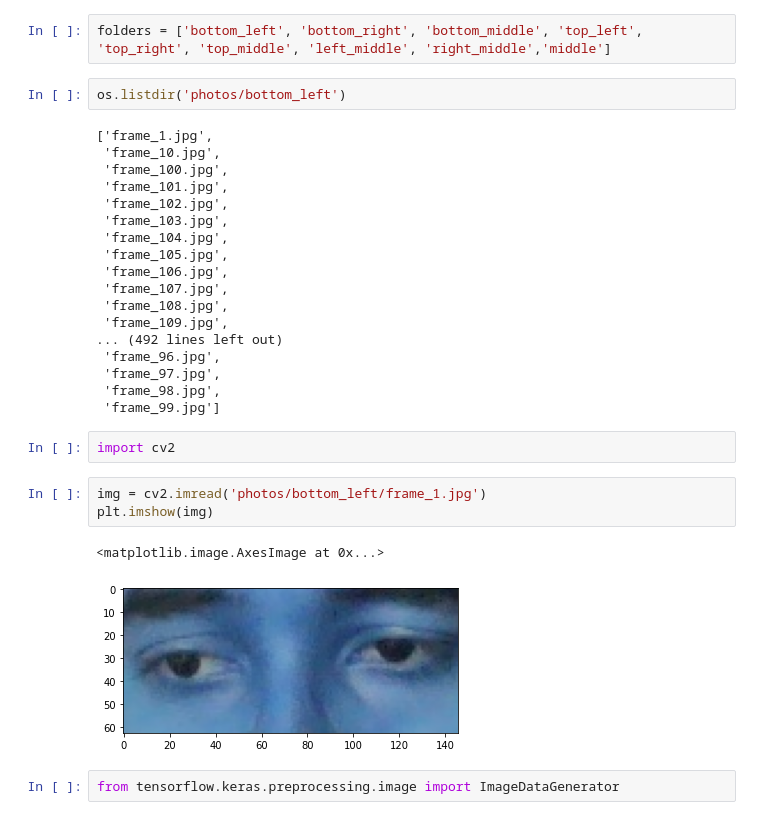
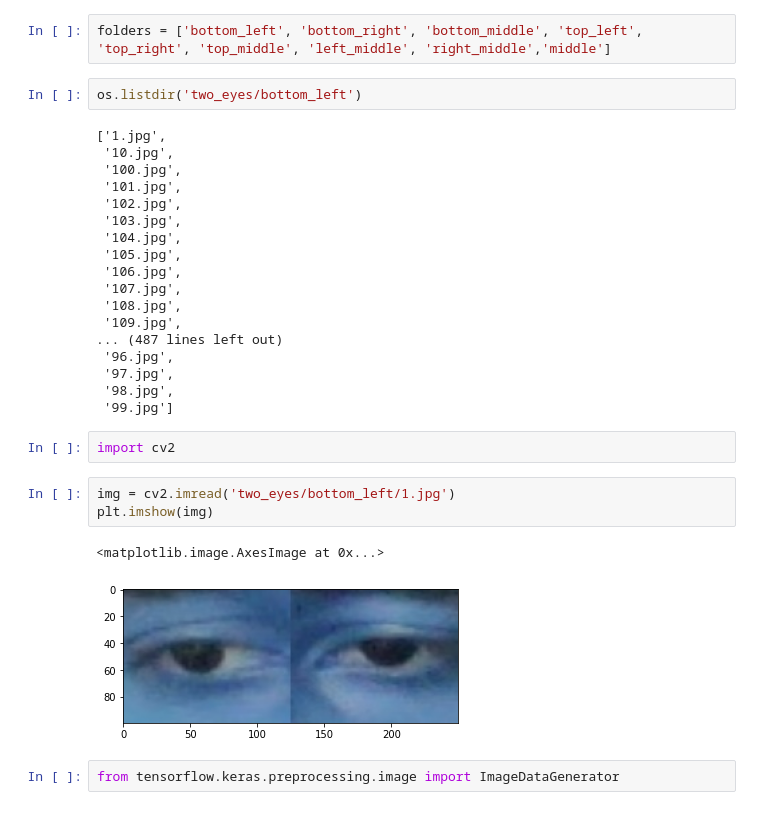
Before and after one commit to Twtamaris/machine_learning, a Jupyter notebook: Hand_detection_with_game/eye_.ipynb, the cells around one changed output. Saved outputs shown, nothing was run; the diff lists cells and outputs as text.

```diff
--- a/Hand_detection_with_game/eye_.ipynb
+++ b/Hand_detection_with_game/eye_.ipynb
@@ -10,33 +10,33 @@ from sklearn.model_selection import train_test_split
 # %%
 folders = ['bottom_left', 'bottom_right', 'bottom_middle', 'top_left', 'top_right', 'top_middle', 'left_middle', 'right_middle','middle']
 # %%
-os.listdir('photos/bottom_left')
+os.listdir('two_eyes/bottom_left')
 # %% [output]
-['frame_1.jpg',
- 'frame_10.jpg',
- 'frame_100.jpg',
- 'frame_101.jpg',
- 'frame_102.jpg',
- 'frame_103.jpg',
- 'frame_104.jpg',
- 'frame_105.jpg',
- 'frame_106.jpg',
- 'frame_107.jpg',
- 'frame_108.jpg',
- 'frame_109.jpg',
-... (492 lines left out)
- 'frame_96.jpg',
- 'frame_97.jpg',
- 'frame_98.jpg',
- 'frame_99.jpg']
+['1.jpg',
+ '10.jpg',
+ '100.jpg',
+ '101.jpg',
+ '102.jpg',
+ '103.jpg',
+ '104.jpg',
+ '105.jpg',
+ '106.jpg',
+ '107.jpg',
+ '108.jpg',
+ '109.jpg',
+... (487 lines left out)
+ '96.jpg',
+ '97.jpg',
+ '98.jpg',
+ '99.jpg']
 # %%
 import cv2
 # %%
-img = cv2.imread('photos/bottom_left/frame_1.jpg')
+img = cv2.imread('two_eyes/bottom_left/1.jpg')
 plt.imshow(img)
 # %% [output]
 <matplotlib.image.AxesImage at 0x...>
-[figure, old version]
+[figure, new version]
 # %%
 from tensorflow.keras.preprocessing.image import ImageDataGenerator
 # %% [markdown]
```
Also changed, not shown: parts of 21 cells of this notebook, 7 other files.
